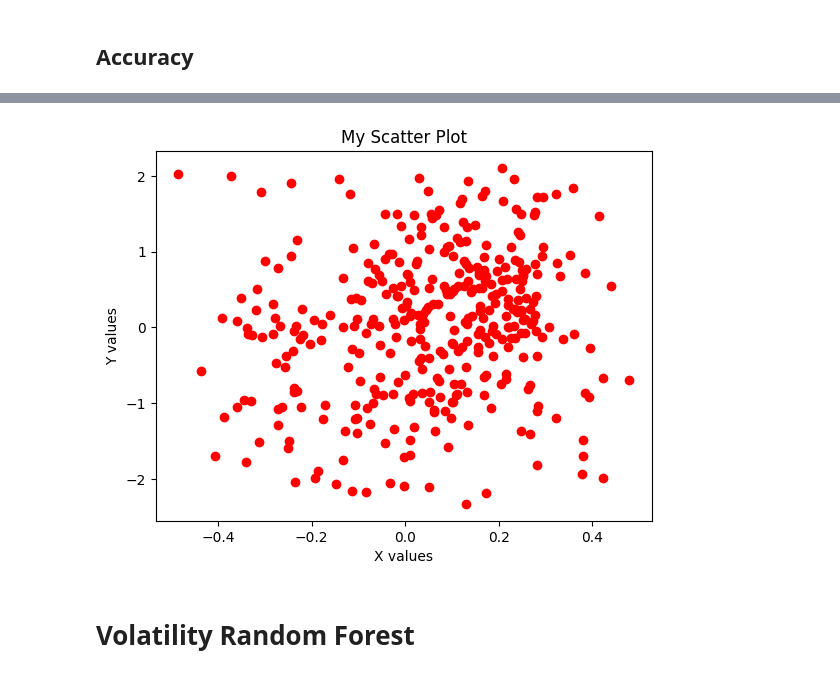
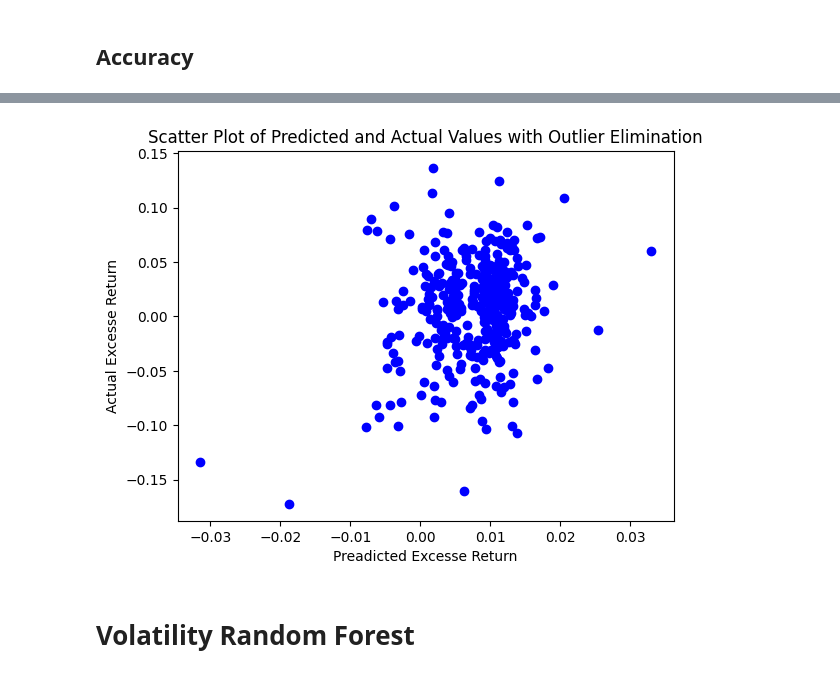
Before and after one commit to GhazaleZe/Machine-learning-for-optimal-portfolios, a Jupyter notebook: Copy_of_RandomForestCompAss4_V1.ipynb, the cells around one changed output, grey strips where cells are left out. Cells and saved outputs as stored; diff of their text form; code cells hidden in the pictures.

Commit message:
Outlier Elimination works OK

```diff
--- a/Copy_of_RandomForestCompAss4_V1.ipynb
+++ b/Copy_of_RandomForestCompAss4_V1.ipynb
@@ -341,0 +256,10 @@ train_Predictore_df
+# %%
+valid_Predictore_df['Mkt-RF_abs'] = np.abs(valid_Predictore_df['Mkt-RF'])
+
+valid_Predictore_df = valid_Predictore_df.sort_values('Mkt-RF_abs',ascending=False).reset_index(drop=True)
+rows_to_delete = int(0.1 * len(valid_Predictore_df))
+
+valid_Predictore_df = valid_Predictore_df.drop(index=valid_Predictore_df.index[:rows_to_delete])
+valid_Predictore_df = valid_Predictore_df.sort_values('Year_Month',ascending=True).reset_index(drop=True)
+valid_Predictore_df = valid_Predictore_df.drop('Mkt-RF_abs',axis=1)
+valid_Predictore_df
@@ -372,7 +344,7 @@ for i in maxfeatures:
 
     for j in min_samples_split_list:
 
-      for k in range(1,20,3):
+      for k in range(2,20):
         regressor = RandomForestRegressor(n_estimators=e, max_depth = k,max_features=i,min_samples_split=j,random_state=42)
         regressor.fit(x_train, y_train)
         y_pred = regressor.predict(x_valid)
@@ -460,7 +432,7 @@ x_test = x_test.drop(['Year_Month'], axis=1)
 
 
 
-regressor = RandomForestRegressor(n_estimators=50, max_depth =19,max_features=3,min_samples_split=0.2,random_state=42)
+regressor = RandomForestRegressor(n_estimators=50, max_depth =2,max_features=3,min_samples_split=0.5,random_state=42)
 regressor.fit(x_train_larg, y_train_larg)
 y_pred_all = regressor.predict(x_test)
 y_pred_all.mean()
@@ -485,7 +457,7 @@ y_test = test_Predictore_df.iloc[:,13]
 r2_adding_list = []
 y_pred_test = []
 for i in range(len(x_test)):
-  regressor = RandomForestRegressor(n_estimators=50, max_depth =19,max_features=3,min_samples_split=0.2,random_state=42)
+  regressor = RandomForestRegressor(n_estimators=50, max_depth =2,max_features=3,min_samples_split=0.5,random_state=42)
   regressor.fit(x_train_larg, y_train_larg)
   y_pred_test_temp = regressor.predict((x_test.iloc[i:i+1,:]))
 
@@ -607,15 +570,15 @@ len(y_pred_test_s)
 # %%
 import matplotlib.pyplot as plt
 #temp = Predictore_df[Predictore_df['Year_Month'] >= '198901']
 #x = temp['Year_Month']
 #plt.scatter(x, y_pred_test_s, color='blue')
-plt.scatter(y_pred_test_s, y_test_MKT, color='red')
-plt.xlabel('X values')
-plt.ylabel('Y values')
-plt.title('My Scatter Plot')
+plt.scatter(y_pred_test_s, y_test_MKT, color='blue')
+plt.xlabel('Preadicted Excesse Return')
+plt.ylabel('Actual Excesse Return')
+plt.title('Scatter Plot of Predicted and Actual Values with Outlier Elimination')
 plt.show()
 # %% [output]
-[figure, old version]
+[figure, new version]
 # %% [markdown]
 # Volatility Random Forest
 # %%
```
Also changed, not shown: parts of 38 cells of this notebook.
